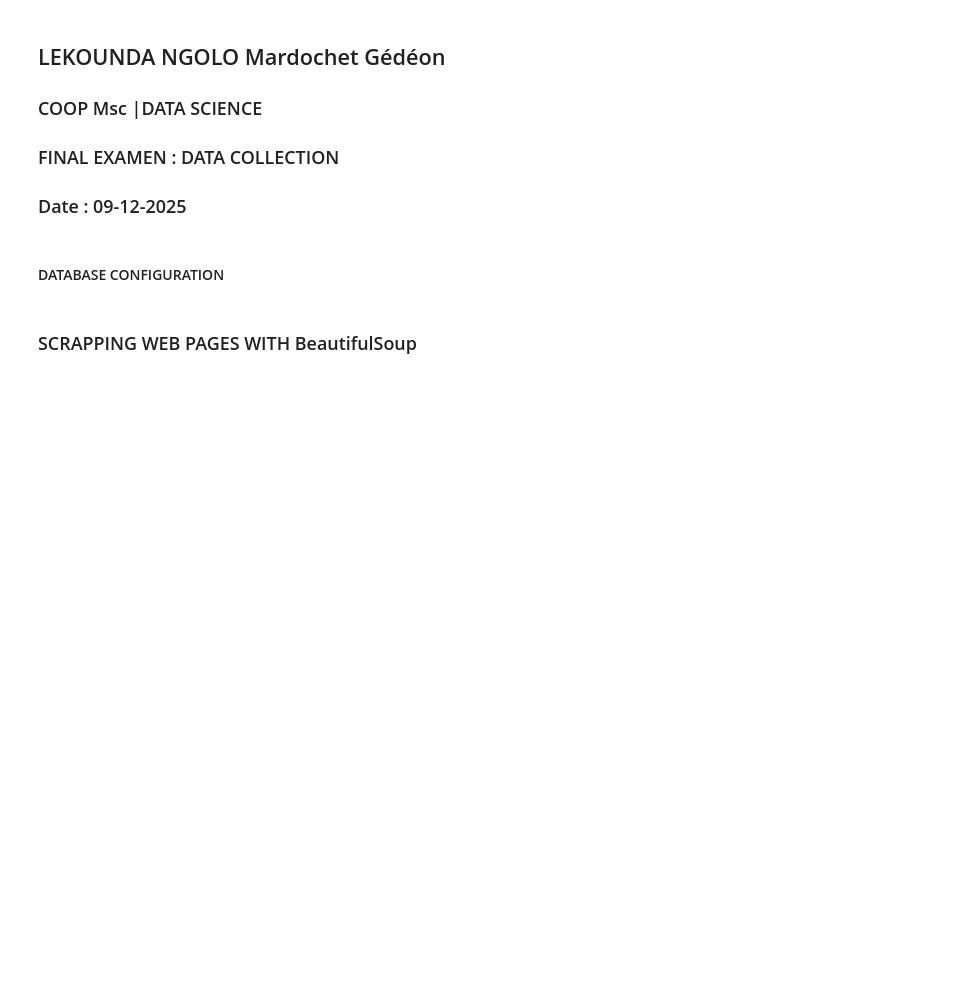
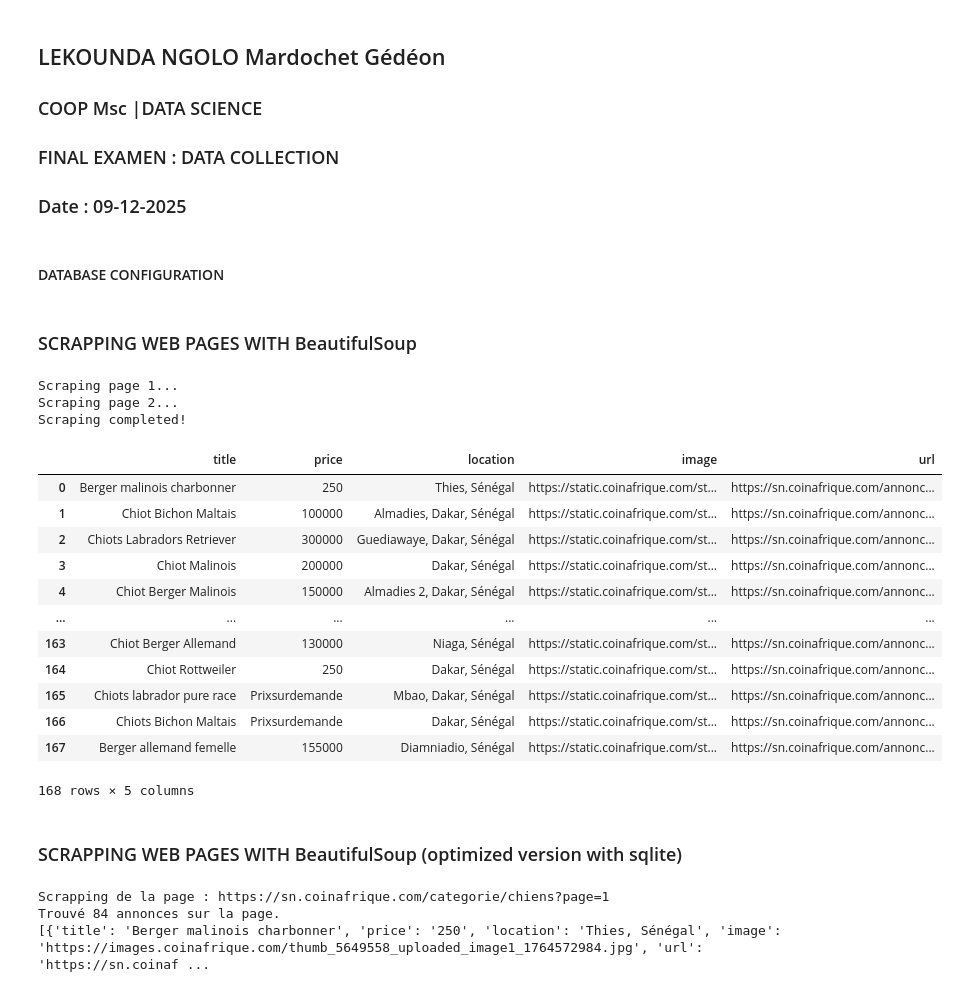
Before and after one commit to lekoundanmgedeon/dc-final-project, a Jupyter notebook: scraping/scrapping.ipynb, the cells around one changed output. Cells and saved outputs as stored; diff of their text form; code cells hidden in the pictures; blank space fills up the shorter version.

Commit message:
add scrapping

```diff
--- a/scraping/scrapping.ipynb
+++ b/scraping/scrapping.ipynb
@@ -136 +97,34 @@ def scrape_page(page_number):
     return data
+# %%
+df = pd.DataFrame()
+for page in range(1, 3):
+    print(f"Scraping page {page}...")
+    page_data = scrape_page(page)
+    if len(page_data) == 0:
+        print("Probably empty page.")
+        break
+    df_page = pd.DataFrame(page_data)
+    df = pd.concat([df, df_page], axis=0).reset_index(drop=True)
+print("Scraping completed!") # For test need I scrapping only 4 pages#df.to_csv("coinafrique_apartments_raw.csv", index=False)
+# %% [output]
+Scraping page 1...
+Scraping page 2...
+Scraping completed!
+# %%
+df
+# %% [output]
+|  | title | price | location | image | url |
+| 0 | Berger malinois charbonner | 250 | Thies, Sénégal | https://static.coinafrique.com/st... | https://sn.coinafrique.com/annonc... |
+| 1 | Chiot Bichon Maltais | 100000 | Almadies, Dakar, Sénégal | https://static.coinafrique.com/st... | https://sn.coinafrique.com/annonc... |
+| 2 | Chiots Labradors Retriever | 300000 | Guediawaye, Dakar, Sénégal | https://static.coinafrique.com/st... | https://sn.coinafrique.com/annonc... |
+| 3 | Chiot Malinois | 200000 | Dakar, Sénégal | https://static.coinafrique.com/st... | https://sn.coinafrique.com/annonc... |
+| 4 | Chiot Berger Malinois | 150000 | Almadies 2, Dakar, Sénégal | https://static.coinafrique.com/st... | https://sn.coinafrique.com/annonc... |
+| ... | ... | ... | ... | ... | ... |
+| 163 | Chiot Berger Allemand | 130000 | Niaga, Sénégal | https://static.coinafrique.com/st... | https://sn.coinafrique.com/annonc... |
+| 164 | Chiot Rottweiler | 250 | Dakar, Sénégal | https://static.coinafrique.com/st... | https://sn.coinafrique.com/annonc... |
+| 165 | Chiots labrador pure race | Prixsurdemande | Mbao, Dakar, Sénégal | https://static.coinafrique.com/st... | https://sn.coinafrique.com/annonc... |
+| 166 | Chiots Bichon Maltais | Prixsurdemande | Dakar, Sénégal | https://static.coinafrique.com/st... | https://sn.coinafrique.com/annonc... |
+| 167 | Berger allemand femelle | 155000 | Diamniadio, Sénégal | https://static.coinafrique.com/st... | https://sn.coinafrique.com/annonc... |
+168 rows × 5 columns
+# %% [markdown]
+### SCRAPPING WEB PAGES WITH BeautifulSoup (optimized version with sqlite)
@@ -136,0 +208,7 @@ def scrape_page(page_number):
+# %%
+data_page_1 = scrape_page_optimized(1)
+print(data_page_1) # To verify the scraped data
+# %% [output]
+Scrapping de la page : https://sn.coinafrique.com/categorie/chiens?page=1
+Trouvé 84 annonces sur la page.
+[{'title': 'Berger malinois charbonner', 'price': '250', 'location': 'Thies, Sénégal', 'image': 'https://images.coinafrique.com/thumb_5649558_uploaded_image1_1764572984.jpg', 'url': 'https://sn.coinaf ...
```
Also changed, not shown: parts of 5 cells of this notebook, 2 other files.
